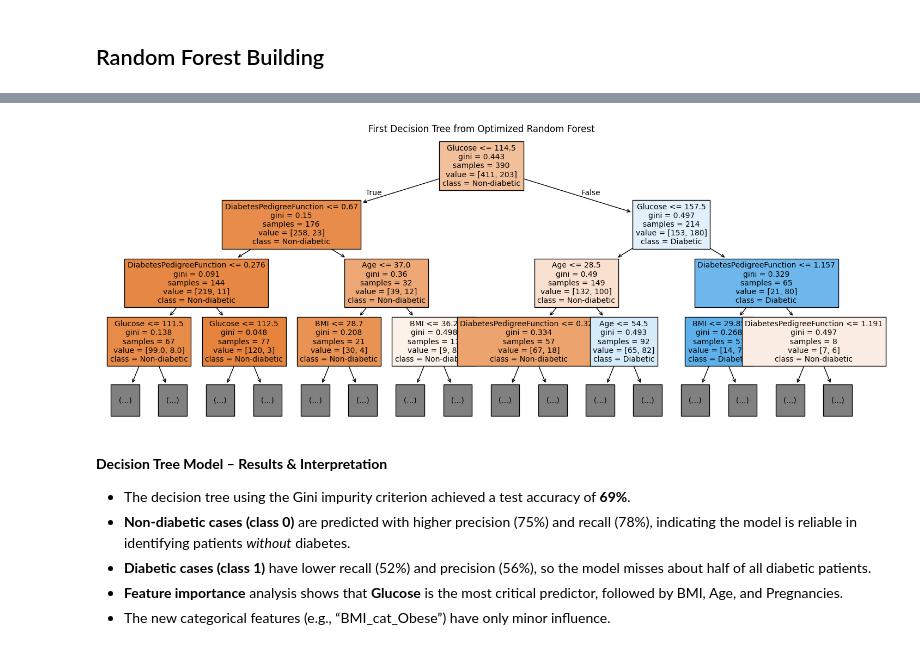
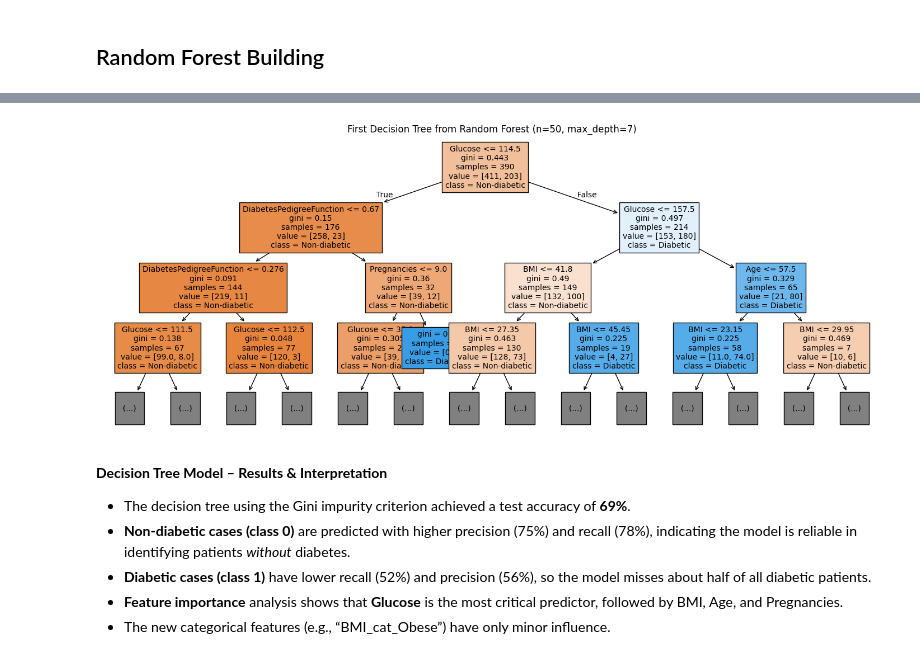
Before and after one commit to 4GeeksAcademy/ginotomasd-randomforestproject, a Jupyter notebook: src/project.ipynb, the cells around one changed output, grey strips where cells are left out. Drawn from its saved outputs; the diff is of its cells as text; code cells hidden in the pictures.

```diff
--- a/src/project.ipynb
+++ b/src/project.ipynb
@@ -548,21 +554,21 @@ n_estimators=50, max_depth=None: accuracy=0.753, oob_score=0.754
 # %%
 from sklearn.tree import plot_tree
 import matplotlib.pyplot as plt
 
-# Plot the first tree of the best random forest
+# Visualize the first decision tree of your chosen Random Forest model
 plt.figure(figsize=(18, 7))
 plot_tree(
-    best_rf.estimators_[0],  # First tree in the forest
-    feature_names=X_train.columns,  # or use selected_columns if using feature selection
+    rf.estimators_[0],  # First tree in your forest
+    feature_names=X_train.columns,
     class_names=['Non-diabetic', 'Diabetic'],
     filled=True,
-    max_depth=3,      # For easier visualization: top 3 splits only
+    max_depth=3,  # Only plot the top 3 levels for clarity
     fontsize=10
 )
-plt.title("First Decision Tree from Optimized Random Forest")
+plt.title("First Decision Tree from Random Forest (n=50, max_depth=7)")
 plt.show()
 # %% [output]
-[figure, old version]
+[figure, new version]
 # %% [markdown]
 **Decision Tree Model – Results & Interpretation**
 
```
Also changed, not shown: parts of 6 cells of this notebook.
